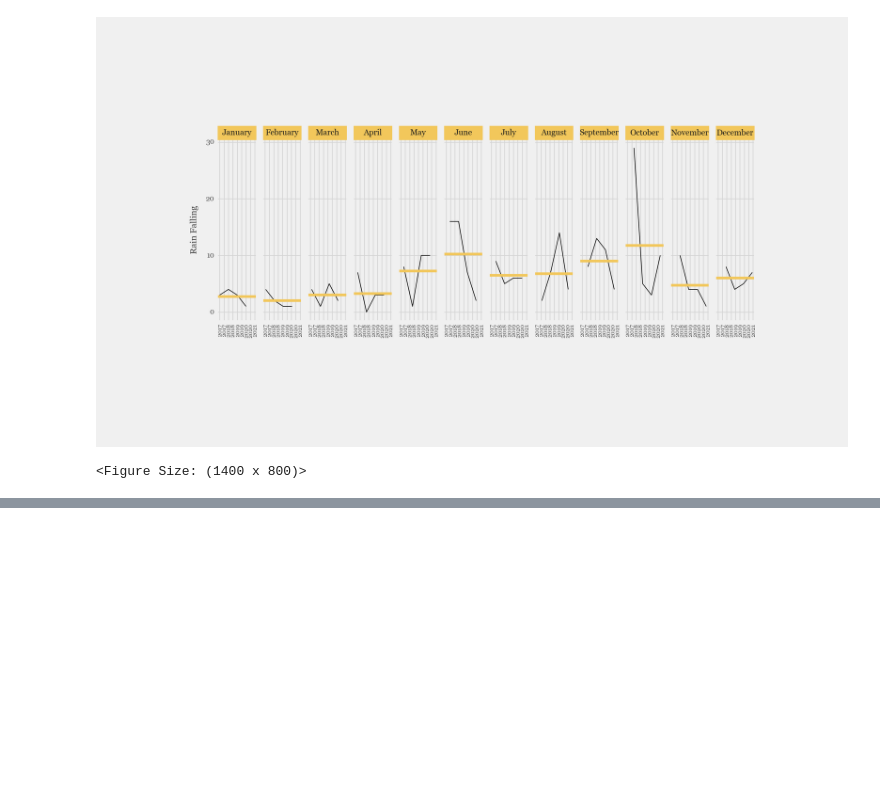
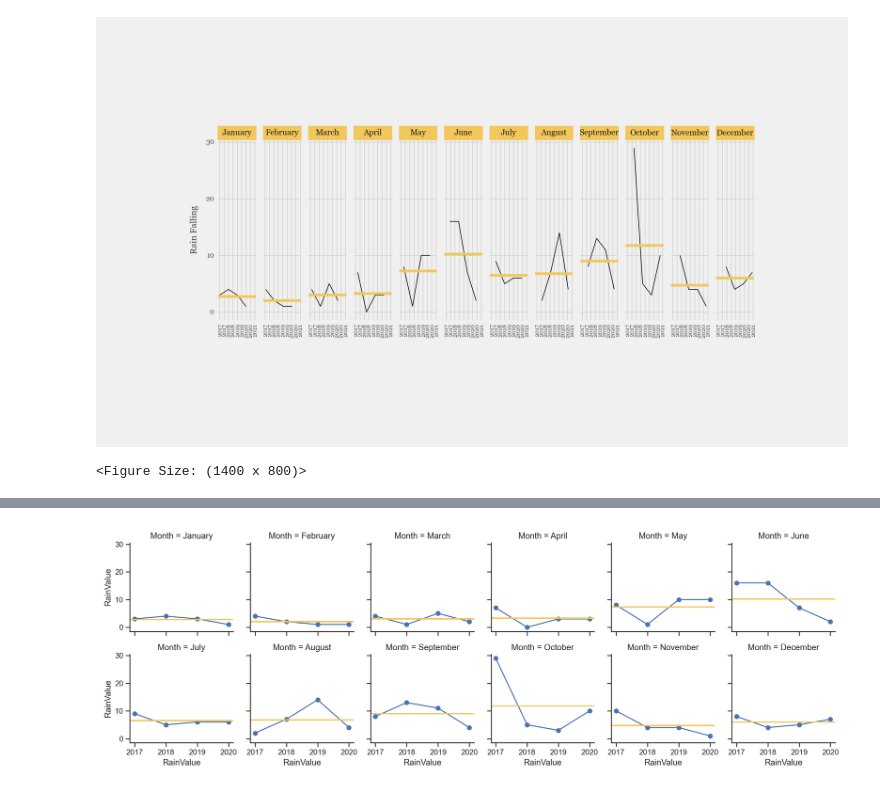
Before and after one commit to cchuang2009/2022-1, a Jupyter notebook: Python_IM/2023-2/Week_14_TaoYuan_Rainfall.ipynb, the cells around one changed output, grey strips where cells are left out. Cells and saved outputs as stored; diff of their text form; code cells hidden in the pictures; blank space fills up the shorter version.

```diff
--- a/Python_IM/2023-2/Week_14_TaoYuan_Rainfall.ipynb
+++ b/Python_IM/2023-2/Week_14_TaoYuan_Rainfall.ipynb
@@ -230,0 +231,9 @@ grid.fig.tight_layout(w_pad=1)
+# %%
+grid=sns.FacetGrid(df[-48:], col="Month",  palette="tab20c",
+                     col_wrap=6, height=2.5)
+grid.map(plt.plot, "Year", "RainValue", marker="o")
+
+# create mean hline for each grid
+grid = grid.map(lambda y, **kw: plt.axhline(y.mean(), color='#f2c75b',linewidth=2), 'RainValue')
+# %% [output]
+[figure, added]
```
Also changed, not shown: parts of 14 cells of this notebook.
